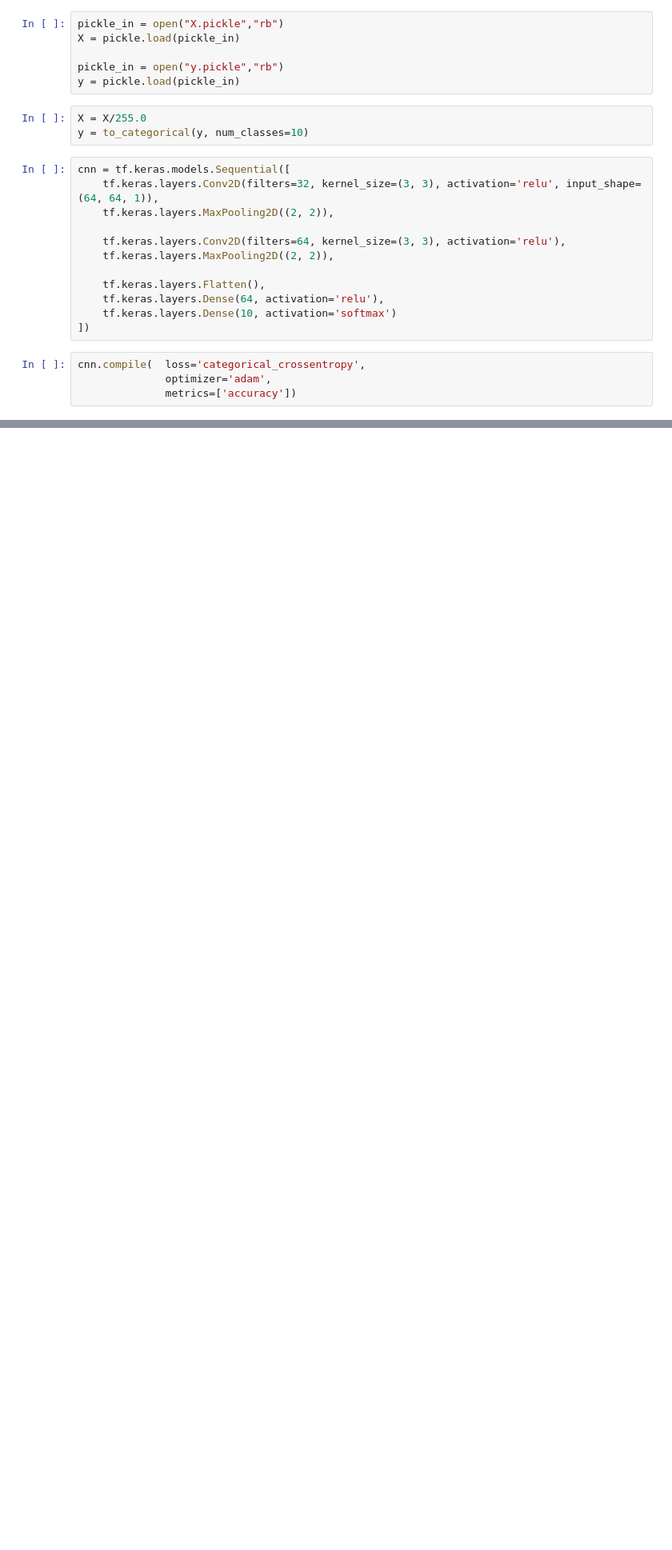
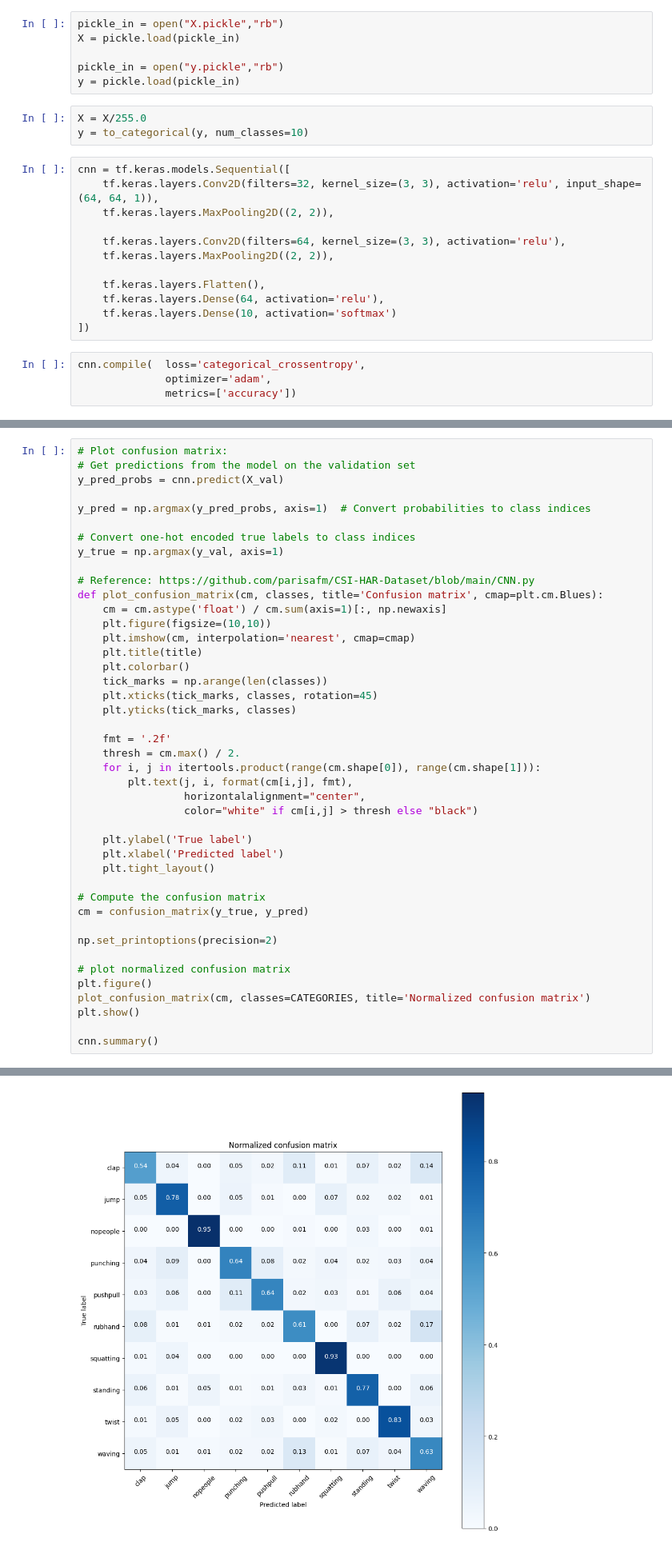
Before and after one commit to wenyang1208/HAR_DL_Research, a Jupyter notebook: 2D_CNN_model/front/all/cnn_model.ipynb, the cells around one changed output, grey strips where cells are left out. Shown at 80% size. Drawn from its saved outputs; the diff is of its cells as text; blank space fills up the shorter version.

Commit message:
Add confusion matix for analysis

```diff
--- a/2D_CNN_model/front/all/cnn_model.ipynb
+++ b/2D_CNN_model/front/all/cnn_model.ipynb
@@ -171,0 +174,44 @@ plt.show()
+# %%
+# Plot confusion matrix:
+# Get predictions from the model on the validation set
+y_pred_probs = cnn.predict(X_val)
+
+y_pred = np.argmax(y_pred_probs, axis=1)  # Convert probabilities to class indices
+
+# Convert one-hot encoded true labels to class indices
+y_true = np.argmax(y_val, axis=1)
+
+# Reference: https://github.com/parisafm/CSI-HAR-Dataset/blob/main/CNN.py
+def plot_confusion_matrix(cm, classes, title='Confusion matrix', cmap=plt.cm.Blues):
+    cm = cm.astype('float') / cm.sum(axis=1)[:, np.newaxis]
+    plt.figure(figsize=(10,10))
+    plt.imshow(cm, interpolation='nearest', cmap=cmap)
+    plt.title(title)
+    plt.colorbar()
+    tick_marks = np.arange(len(classes))
+    plt.xticks(tick_marks, classes, rotation=45)
+    plt.yticks(tick_marks, classes)
+
+    fmt = '.2f'
+    thresh = cm.max() / 2.
+    for i, j in itertools.product(range(cm.shape[0]), range(cm.shape[1])):
+        plt.text(j, i, format(cm[i,j], fmt),
+                 horizontalalignment="center",
+                 color="white" if cm[i,j] > thresh else "black")
+
+    plt.ylabel('True label')
+    plt.xlabel('Predicted label')
+    plt.tight_layout()
+
+# Compute the confusion matrix
+cm = confusion_matrix(y_true, y_pred)
+
+np.set_printoptions(precision=2)
+
+# plot normalized confusion matrix
+plt.figure()
+plot_confusion_matrix(cm, classes=CATEGORIES, title='Normalized confusion matrix')
+plt.show()
+
+cnn.summary()
+# %% [output]
@@ -171,0 +220 @@ plt.show()
+[figure, added]
```
Also changed, not shown: parts of 5 cells of this notebook, 17 other files.
